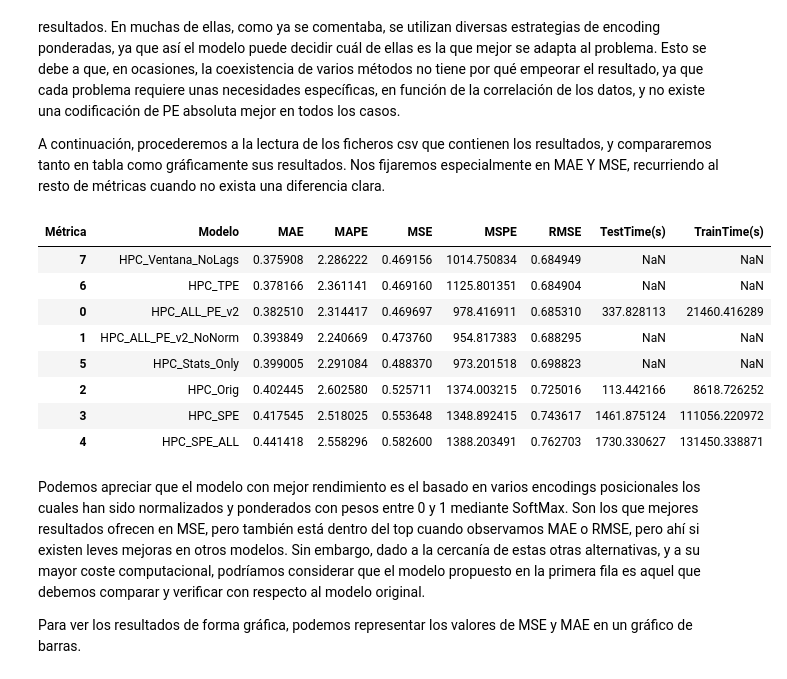
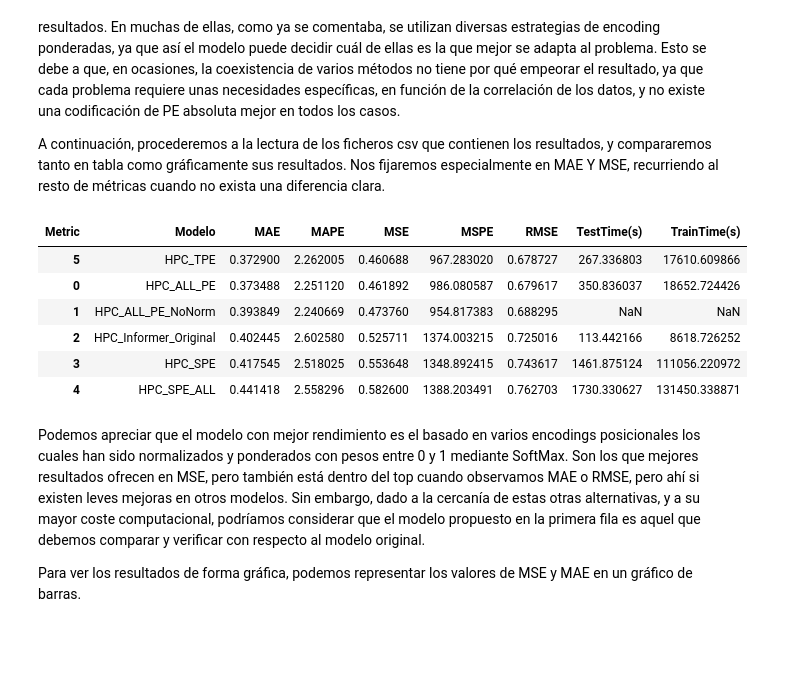
Before and after one commit to hexecoded/TFM, a Jupyter notebook: Experimentos/ResultadosNGPU.ipynb, the cells around one changed output. Saved outputs shown, nothing was run; the diff lists cells and outputs as text; code cells hidden in the pictures; blank space fills up the shorter version.

```diff
--- a/Experimentos/ResultadosNGPU.ipynb
+++ b/Experimentos/ResultadosNGPU.ipynb
@@ -23,42 +23,40 @@ A continuación, procederemos a la lectura de los ficheros csv que contienen los
 # %%
 import pandas as pd
 
 # Ficheros con sus nombres de modelo
 model_files = {
-    "HPC_ALL_PE_v2": "../Resultados/HPC_ALL_PE_v2.csv",
-    "HPC_ALL_PE_v2_NoNorm": "../Resultados/HPC_ALL_PE_v2_NoNorm.csv",
-    "HPC_Orig": "../Resultados/HPC_Orig.csv",
-    "HPC_SPE": "../Resultados/HPC_SPE.csv",
-    "HPC_SPE_ALL": "../Resultados/HPC_SPE_ALL.csv",
-    "HPC_Stats_Only": "../Resultados/HPC_Stats_Only.csv",
-    "HPC_TPE": "../Resultados/HPC_TPE.csv",
-    "HPC_Ventana_NoLags": "../Resultados/HPC_Ventana_NoLags.csv"
+    "HPC_ALL_PE": "../ResultadosNGPU/HPC_ALL_PE_v2.csv",
+    "HPC_ALL_PE_NoNorm": "../ResultadosNGPU/HPC_ALL_PE_v2_NoNorm.csv",
+    "HPC_Informer_Original": "../ResultadosNGPU/HPC_Orig.csv",
+    "HPC_SPE": "../ResultadosNGPU/HPC_SPE.csv",
+    "HPC_SPE_ALL": "../ResultadosNGPU/HPC_SPE_ALL.csv",
+    #"HPC_Ventana_Stats_Only": "../ResultadosNGPU/HPC_Stats_Only.csv",
+    "HPC_TPE": "../ResultadosNGPU/HPC_TPE.csv"#,
+    #"HPC_Ventana_Stats_Lags": "../ResultadosNGPU/HPC_Ventana_NoLags.csv"
 }
 
 dfs = []
 
 for model_name, file_path in model_files.items():
     df = pd.read_csv(file_path)
     df['Modelo'] = model_name  # Añadir columna del modelo
     # Pivotar: cada métrica será una columna, el modelo será el índice
-    df_pivot = df.pivot(index='Modelo', columns='Métrica', values='Valor')
+    df_pivot = df.pivot(index='Modelo', columns='Metric', values='Mean')
     dfs.append(df_pivot)
 
 # Unir todos los modelos
 final_df = pd.concat(dfs)
 
 # Resetear índice si quieres "Modelo" como columna normal
 final_df.reset_index(inplace=True)
 final_df = final_df.sort_values(by="MSE")
 display(final_df)
 # %% [output]
-| Métrica | Modelo | MAE | MAPE | MSE | MSPE | RMSE | TestTime(s) | TrainTime(s) |
-| 7 | HPC_Ventana_NoLags | 0.375908 | 2.286222 | 0.469156 | 1014.750834 | 0.684949 | NaN | NaN |
-| 6 | HPC_TPE | 0.378166 | 2.361141 | 0.469160 | 1125.801351 | 0.684904 | NaN | NaN |
-| 0 | HPC_ALL_PE_v2 | 0.382510 | 2.314417 | 0.469697 | 978.416911 | 0.685310 | 337.828113 | 21460.416289 |
-| 1 | HPC_ALL_PE_v2_NoNorm | 0.393849 | 2.240669 | 0.473760 | 954.817383 | 0.688295 | NaN | NaN |
-| 5 | HPC_Stats_Only | 0.399005 | 2.291084 | 0.488370 | 973.201518 | 0.698823 | NaN | NaN |
-| 2 | HPC_Orig | 0.402445 | 2.602580 | 0.525711 | 1374.003215 | 0.725016 | 113.442166 | 8618.726252 |
+| Metric | Modelo | MAE | MAPE | MSE | MSPE | RMSE | TestTime(s) | TrainTime(s) |
+| 5 | HPC_TPE | 0.372900 | 2.262005 | 0.460688 | 967.283020 | 0.678727 | 267.336803 | 17610.609866 |
+| 0 | HPC_ALL_PE | 0.373488 | 2.251120 | 0.461892 | 986.080587 | 0.679617 | 350.836037 | 18652.724426 |
+| 1 | HPC_ALL_PE_NoNorm | 0.393849 | 2.240669 | 0.473760 | 954.817383 | 0.688295 | NaN | NaN |
+| 2 | HPC_Informer_Original | 0.402445 | 2.602580 | 0.525711 | 1374.003215 | 0.725016 | 113.442166 | 8618.726252 |
 | 3 | HPC_SPE | 0.417545 | 2.518025 | 0.553648 | 1348.892415 | 0.743617 | 1461.875124 | 111056.220972 |
 | 4 | HPC_SPE_ALL | 0.441418 | 2.558296 | 0.582600 | 1388.203491 | 0.762703 | 1730.330627 | 131450.338871 |
 # %% [markdown]
```
Also changed, not shown: parts of 3 cells of this notebook, 12 other files.
